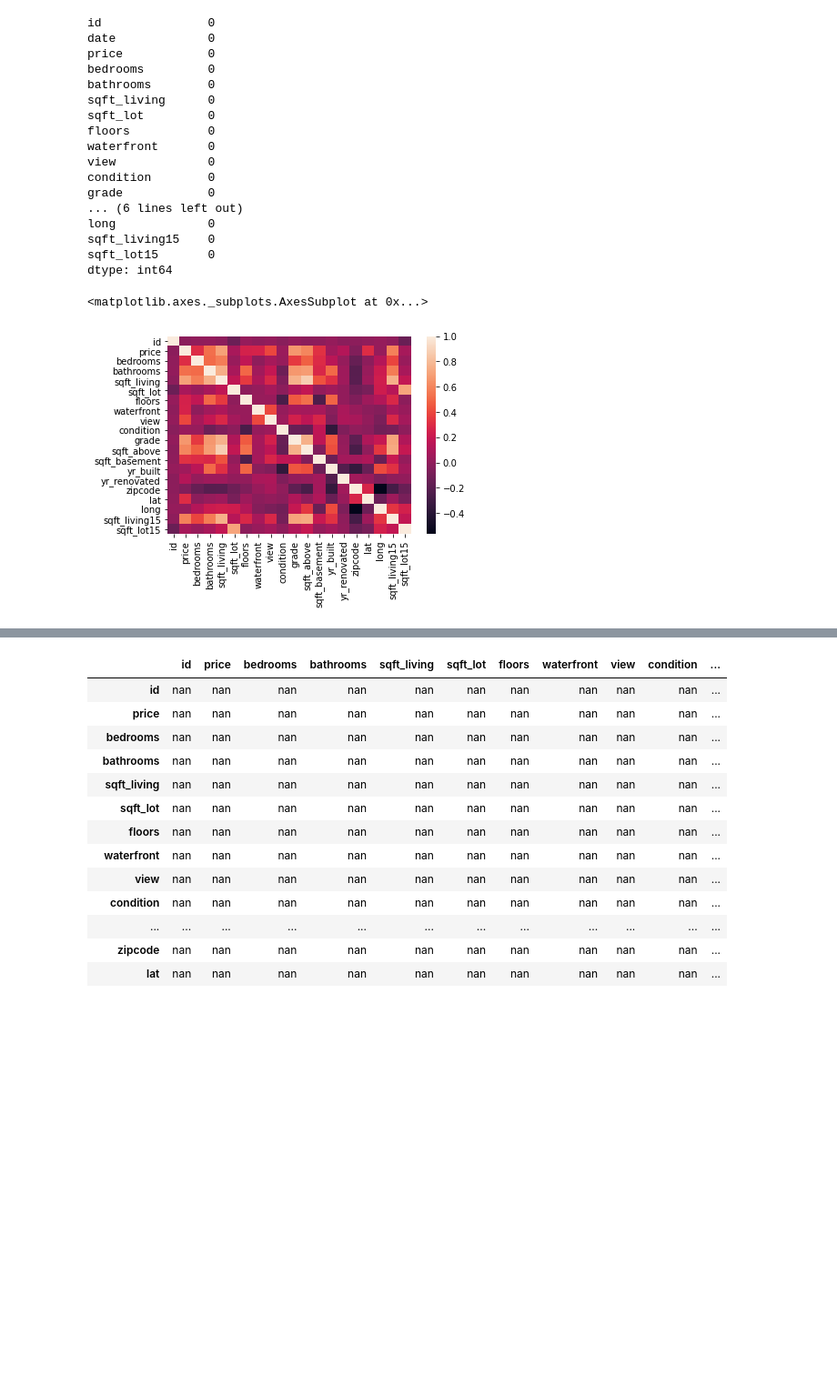
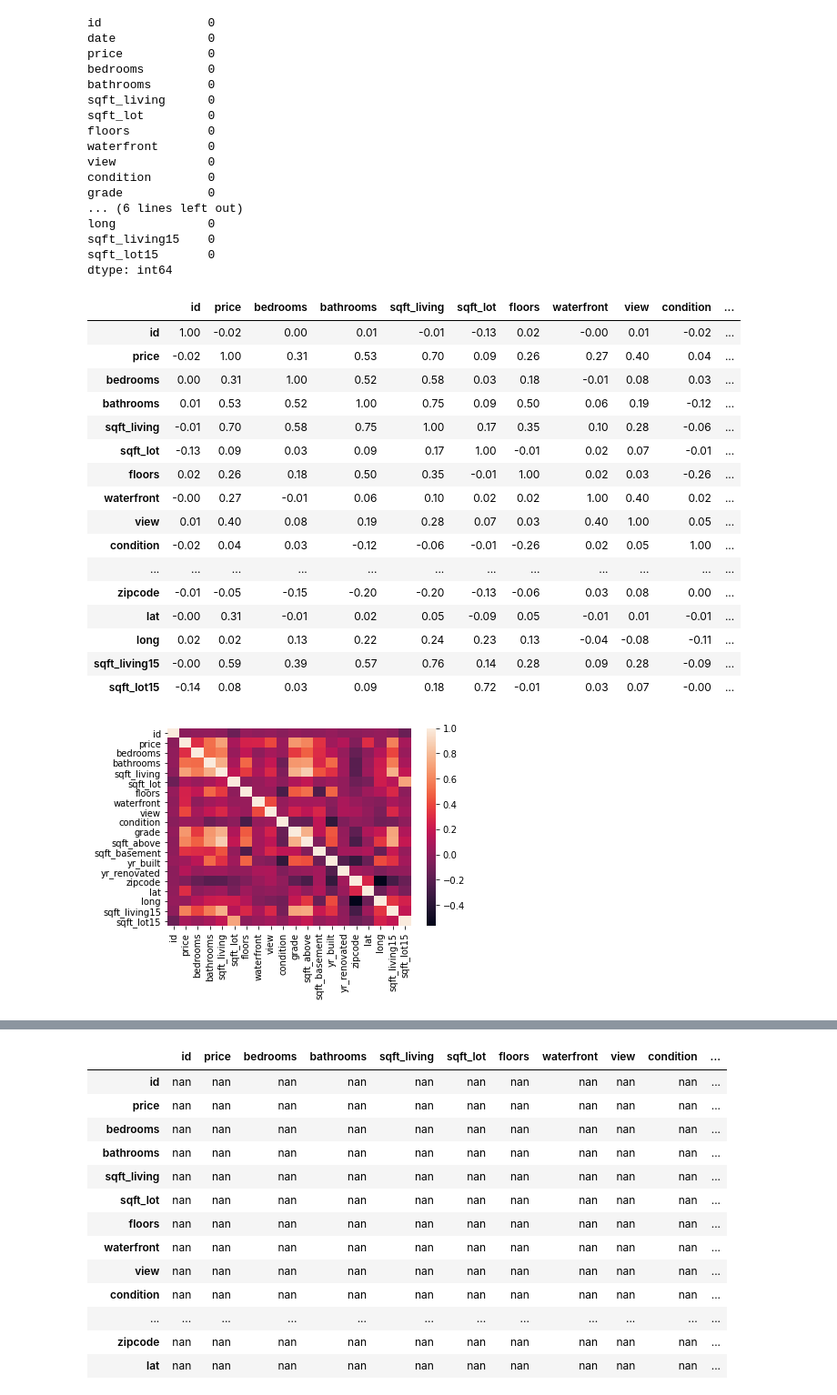
Before and after one commit to mingsterism/data-101, a Jupyter notebook: week5/FeatureTransformation.ipynb, the cells around one changed output, grey strips where cells are left out. Shown at 91% size. Saved outputs shown, nothing was run; the diff lists cells and outputs as text; code cells hidden in the pictures; blank space fills up the shorter version.

```diff
--- a/week5/FeatureTransformation.ipynb
+++ b/week5/FeatureTransformation.ipynb
@@ -86,8 +145,25 @@ dtype: int64
 # %%
 # check heatmap of data correlation
 sns.heatmap(df.corr())
+df.corr()
 # %% [output]
-<matplotlib.axes._subplots.AxesSubplot at 0x...>
+|  | id | price | bedrooms | bathrooms | sqft_living | sqft_lot | floors | waterfront | view | condition | ... |
+| id | 1.00 | -0.02 | 0.00 | 0.01 | -0.01 | -0.13 | 0.02 | -0.00 | 0.01 | -0.02 | ... |
+| price | -0.02 | 1.00 | 0.31 | 0.53 | 0.70 | 0.09 | 0.26 | 0.27 | 0.40 | 0.04 | ... |
+| bedrooms | 0.00 | 0.31 | 1.00 | 0.52 | 0.58 | 0.03 | 0.18 | -0.01 | 0.08 | 0.03 | ... |
+| bathrooms | 0.01 | 0.53 | 0.52 | 1.00 | 0.75 | 0.09 | 0.50 | 0.06 | 0.19 | -0.12 | ... |
+| sqft_living | -0.01 | 0.70 | 0.58 | 0.75 | 1.00 | 0.17 | 0.35 | 0.10 | 0.28 | -0.06 | ... |
+| sqft_lot | -0.13 | 0.09 | 0.03 | 0.09 | 0.17 | 1.00 | -0.01 | 0.02 | 0.07 | -0.01 | ... |
+| floors | 0.02 | 0.26 | 0.18 | 0.50 | 0.35 | -0.01 | 1.00 | 0.02 | 0.03 | -0.26 | ... |
+| waterfront | -0.00 | 0.27 | -0.01 | 0.06 | 0.10 | 0.02 | 0.02 | 1.00 | 0.40 | 0.02 | ... |
+| view | 0.01 | 0.40 | 0.08 | 0.19 | 0.28 | 0.07 | 0.03 | 0.40 | 1.00 | 0.05 | ... |
+| condition | -0.02 | 0.04 | 0.03 | -0.12 | -0.06 | -0.01 | -0.26 | 0.02 | 0.05 | 1.00 | ... |
+| ... | ... | ... | ... | ... | ... | ... | ... | ... | ... | ... | ... |
+| zipcode | -0.01 | -0.05 | -0.15 | -0.20 | -0.20 | -0.13 | -0.06 | 0.03 | 0.08 | 0.00 | ... |
+| lat | -0.00 | 0.31 | -0.01 | 0.02 | 0.05 | -0.09 | 0.05 | -0.01 | 0.01 | -0.01 | ... |
+| long | 0.02 | 0.02 | 0.13 | 0.22 | 0.24 | 0.23 | 0.13 | -0.04 | -0.08 | -0.11 | ... |
+| sqft_living15 | -0.00 | 0.59 | 0.39 | 0.57 | 0.76 | 0.14 | 0.28 | 0.09 | 0.28 | -0.09 | ... |
+| sqft_lot15 | -0.14 | 0.08 | 0.03 | 0.09 | 0.18 | 0.72 | -0.01 | 0.03 | 0.07 | -0.00 | ... |
 [figure]
 # %%
 # Find the Correlation of the data to get initial relationships
```
Also changed, not shown: parts of 10 cells of this notebook.
